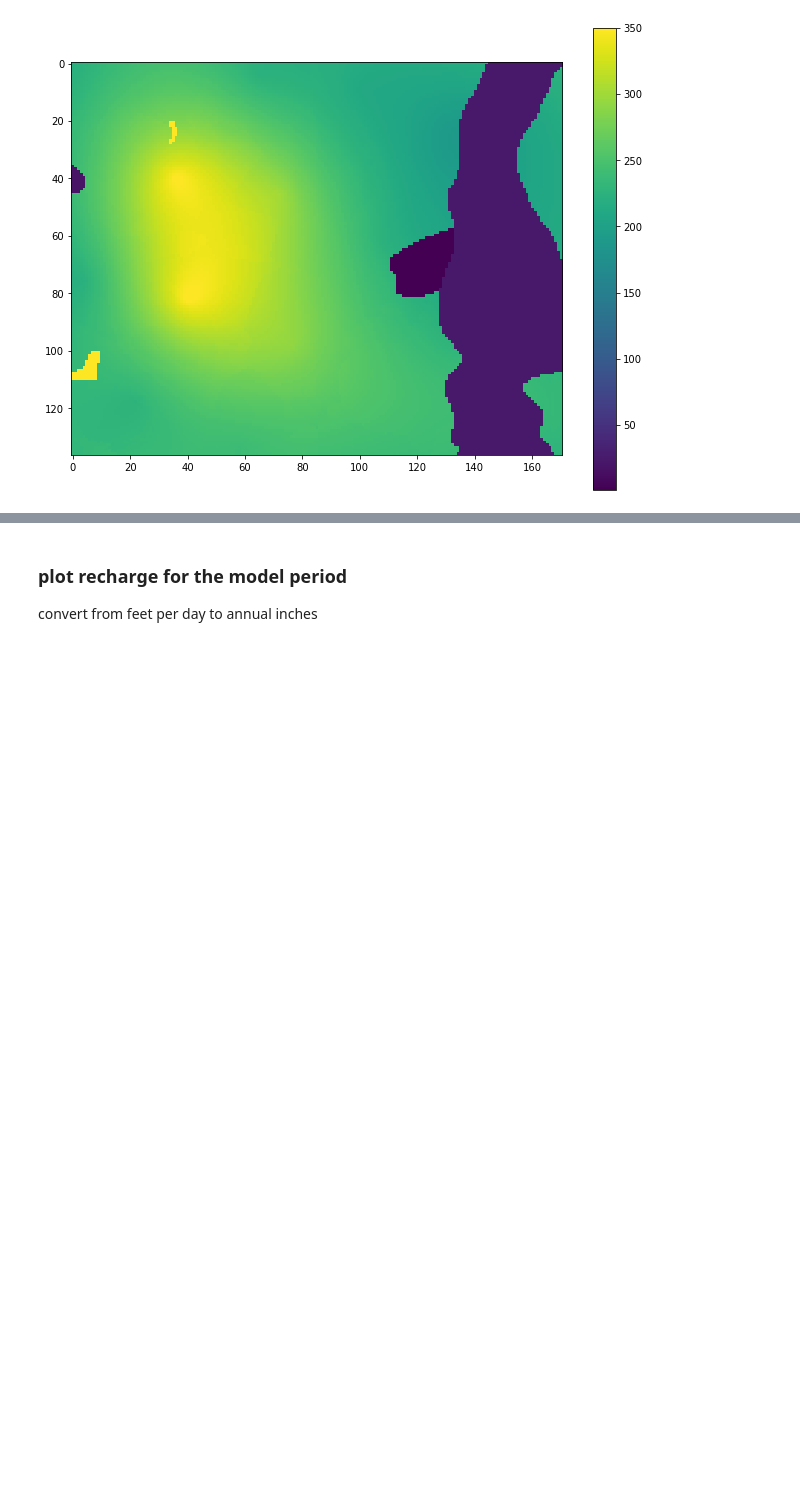
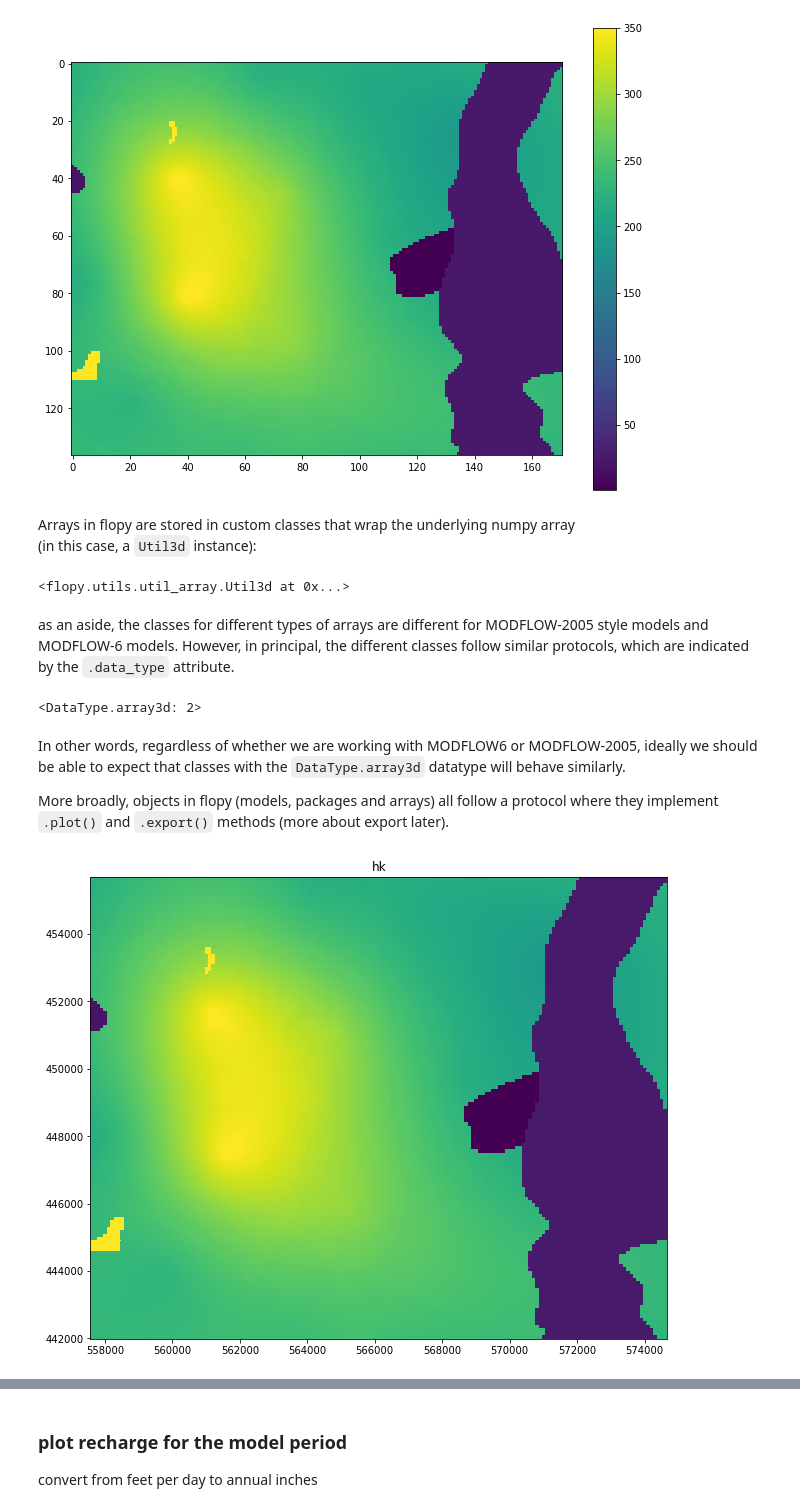
Before and after one commit to mnfienen/python-usgs-training, a Jupyter notebook: notebooks/part2_flopy/loading_and_visualizing_gwmodels.ipynb, the cells around one changed output, grey strips where cells are left out. Cells and saved outputs as stored; diff of their text form; code cells hidden in the pictures; blank space fills up the shorter version.

Commit message:
loading_and_visualizing_gwmodels.ipynb: additions from in-class exercise

```diff
--- a/notebooks/part2_flopy/loading_and_visualizing_gwmodels.ipynb
+++ b/notebooks/part2_flopy/loading_and_visualizing_gwmodels.ipynb
@@ -66,3 +72,24 @@ plt.colorbar()
 # %% [output]
 <matplotlib.colorbar.Colorbar at 0x...>
 [figure]
+# %% [markdown]
+Arrays in flopy are stored in custom classes that wrap the underlying numpy array
+(in this case, a `Util3d` instance):
+# %%
+m.upw.hk
+# %% [output]
+<flopy.utils.util_array.Util3d at 0x...>
+# %% [markdown]
+as an aside, the classes for different types of arrays are different for MODFLOW-2005 style models and MODFLOW-6 models. However, in principal, the different classes follow similar protocols, which are indicated by the `.data_type` attribute.
+# %%
+m.upw.hk.data_type
+# %% [output]
+<DataType.array3d: 2>
+# %% [markdown]
+In other words, regardless of whether we are working with MODFLOW6 or MODFLOW-2005, ideally we should be able to expect that classes with the `DataType.array3d` datatype will behave similarly.
+
+More broadly, objects in flopy (models, packages and arrays) all follow a protocol where they implement `.plot()` and `.export()` methods (more about export later).
+# %%
+ax = m.upw.hk[0].plot(vmax=350)
+# %% [output]
+[figure, added]
```
Also changed, not shown: parts of 18 cells of this notebook.
